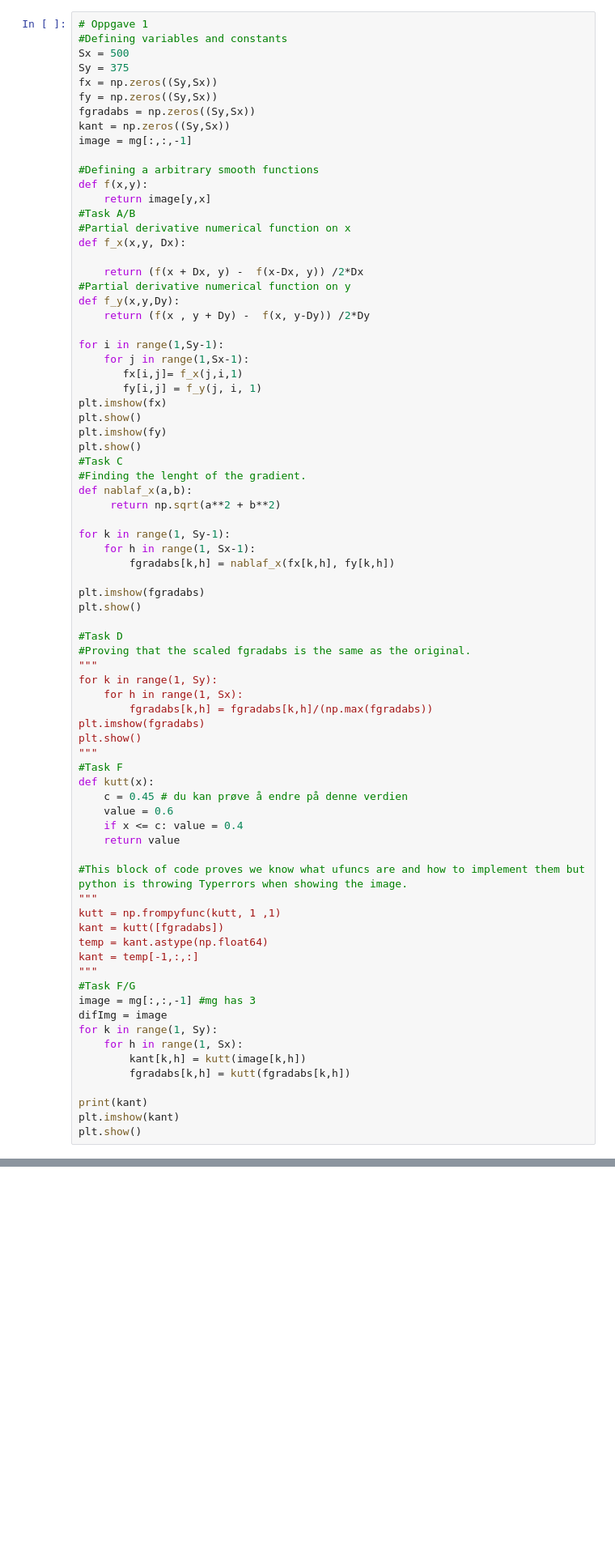
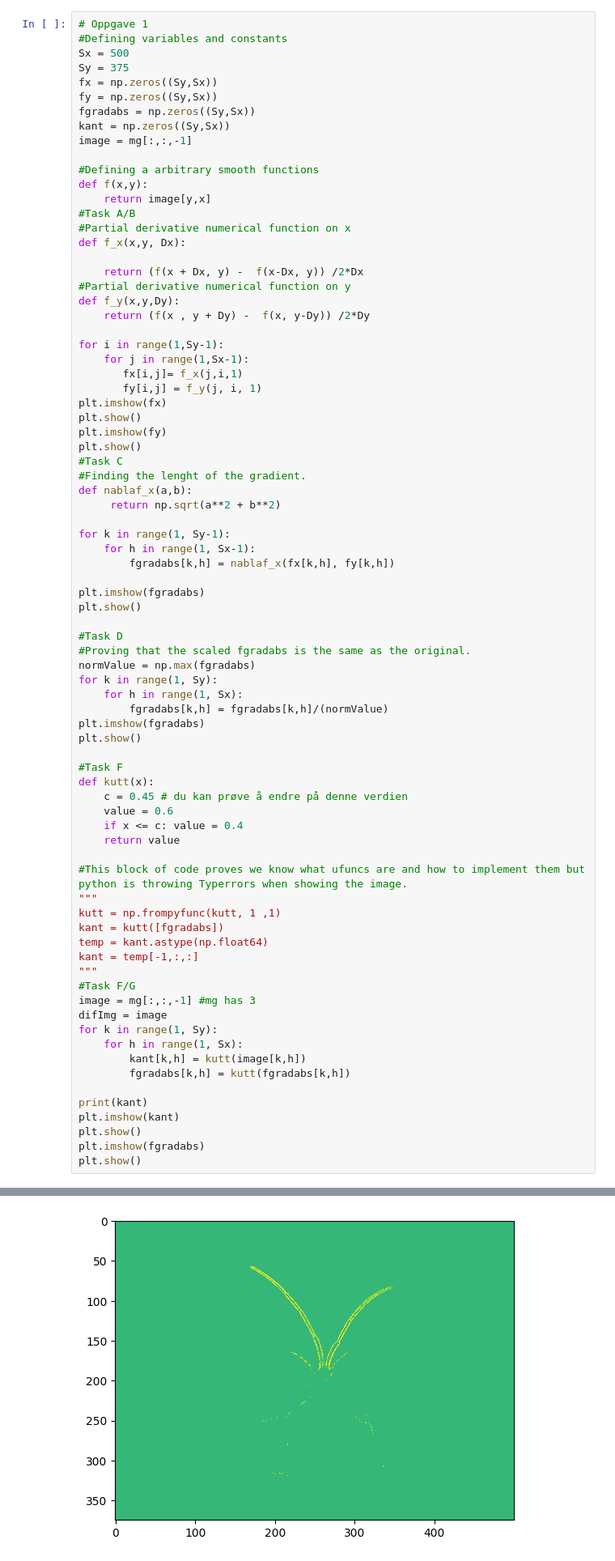
Before and after one commit to AugOks/Gruppe5Prosjekt, a Jupyter notebook: D_data.ipynb, the cells around one changed output, grey strips where cells are left out. Shown at 81% size. Saved outputs shown, nothing was run; the diff lists cells and outputs as text; blank space fills up the shorter version.

```diff
--- a/D_data.ipynb
+++ b/D_data.ipynb
@@ -150,13 +150,13 @@ plt.show()
 
 #Task D
 #Proving that the scaled fgradabs is the same as the original.
-"""
+normValue = np.max(fgradabs)
 for k in range(1, Sy):
     for h in range(1, Sx):
-        fgradabs[k,h] = fgradabs[k,h]/(np.max(fgradabs))
+        fgradabs[k,h] = fgradabs[k,h]/(normValue)
 plt.imshow(fgradabs)
 plt.show()
-"""
+
 #Task F
 def kutt(x):
     c = 0.45 # du kan prøve å endre på denne verdien
@@ -182,6 +182,8 @@ for k in range(1, Sy):
 print(kant)
 plt.imshow(kant)
 plt.show()
+plt.imshow(fgradabs)
+plt.show()
 # %% [output]
 [figure]
 [figure]
@@ -197,3 +200,4 @@ plt.show()
+[figure, added]
 # %% [markdown]
 ## 2. Diffusjon og endringer i tid
 
```
Also changed, not shown: parts of 1 cell of this notebook.
